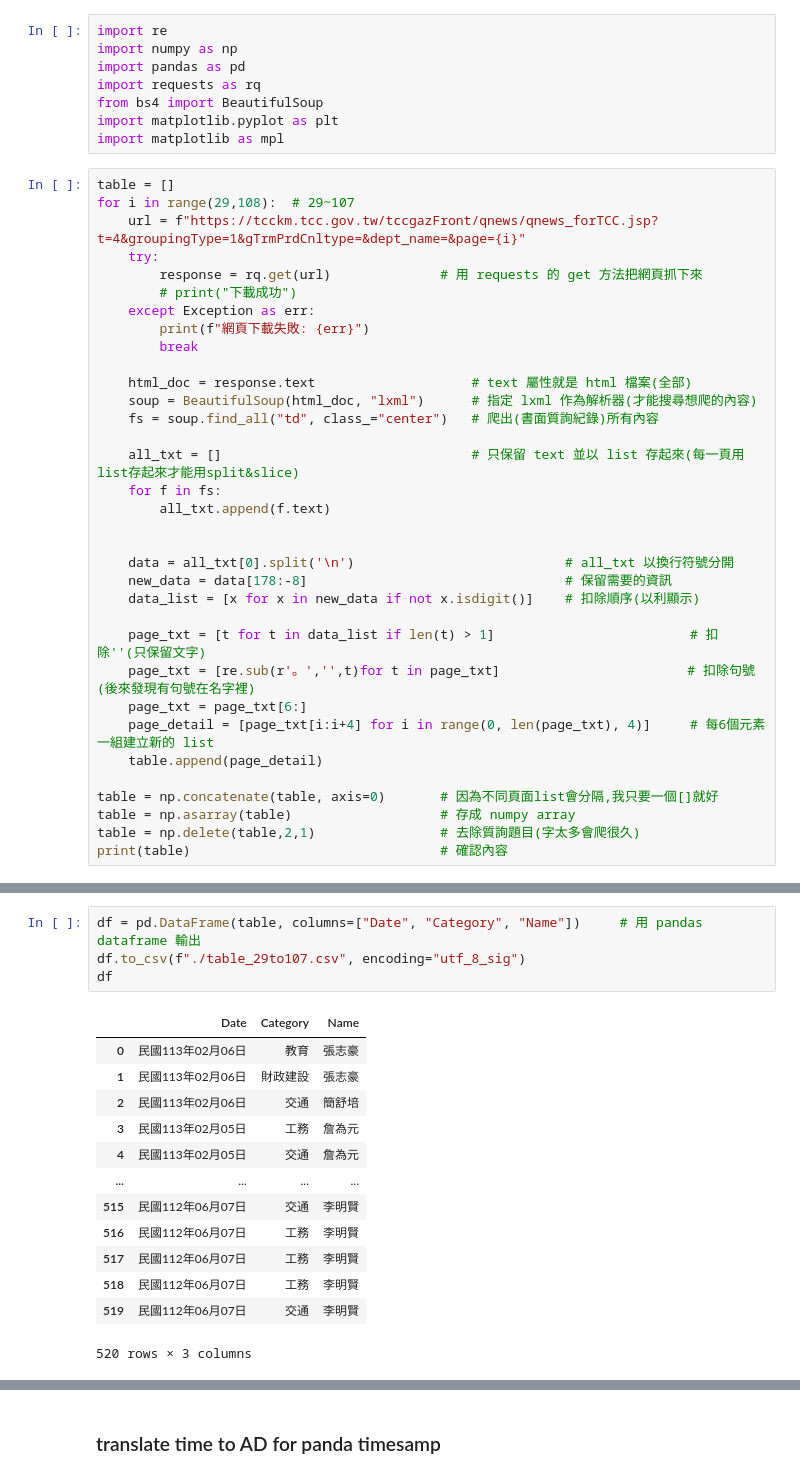
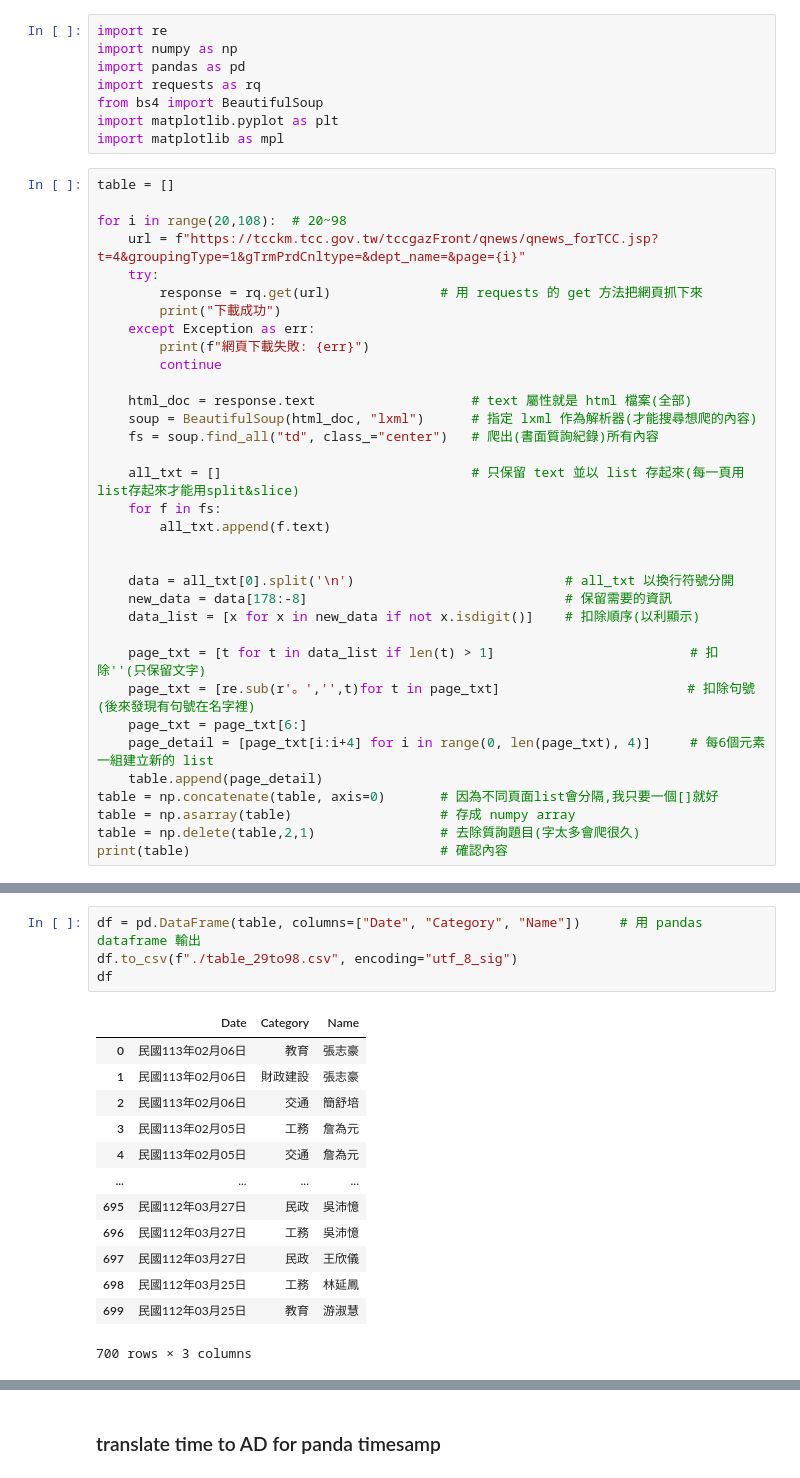
Before and after one commit to IJhuang929/web_crawler, a Jupyter notebook: main.ipynb, the cells around one changed output, grey strips where cells are left out. Cells and saved outputs as stored; diff of their text form.

```diff
--- a/main.ipynb
+++ b/main.ipynb
@@ -20,14 +20,15 @@ import matplotlib.pyplot as plt
 import matplotlib as mpl
 # %%
 table = []
-for i in range(29,108):  # 29~107
+
+for i in range(20,108):  # 20~98
     url = f"https://tcckm.tcc.gov.tw/tccgazFront/qnews/qnews_forTCC.jsp?t=4&groupingType=1&gTrmPrdCnltype=&dept_name=&page={i}"
     try:
         response = rq.get(url)              # 用 requests 的 get 方法把網頁抓下來
-        # print("下載成功")
+        print("下載成功")
     except Exception as err:
         print(f"網頁下載失敗: {err}")
-        break
+        continue
 
     html_doc = response.text                    # text 屬性就是 html 檔案(全部)
     soup = BeautifulSoup(html_doc, "lxml")      # 指定 lxml 作為解析器(才能搜尋想爬的內容)
@@ -47,7 +48,6 @@ for i in range(29,108):  # 29~107
     page_txt = page_txt[6:]
     page_detail = [page_txt[i:i+4] for i in range(0, len(page_txt), 4)]     # 每6個元素一組建立新的 list
     table.append(page_detail)
-
 table = np.concatenate(table, axis=0)       # 因為不同頁面list會分隔,我只要一個[]就好
 table = np.asarray(table)                   # 存成 numpy array
 table = np.delete(table,2,1)                # 去除質詢題目(字太多會爬很久)
@@ -58,19 +57,19 @@ ValueError: need at least one array to concatenate
 # %%
 df = pd.DataFrame(table, columns=["Date", "Category", "Name"])     # 用 pandas dataframe 輸出
-df.to_csv(f"./table_29to107.csv", encoding="utf_8_sig")
+df.to_csv(f"./table_29to98.csv", encoding="utf_8_sig")
 df
 # %% [output]
 |  | Date | Category | Name |
 | 0 | 民國113年02月06日 | 教育 | 張志豪 |
 | 1 | 民國113年02月06日 | 財政建設 | 張志豪 |
 | 2 | 民國113年02月06日 | 交通 | 簡舒培 |
 | 3 | 民國113年02月05日 | 工務 | 詹為元 |
 | 4 | 民國113年02月05日 | 交通 | 詹為元 |
 | ... | ... | ... | ... |
-| 515 | 民國112年06月07日 | 交通 | 李明賢 |
-| 516 | 民國112年06月07日 | 工務 | 李明賢 |
-| 517 | 民國112年06月07日 | 工務 | 李明賢 |
-| 518 | 民國112年06月07日 | 工務 | 李明賢 |
-| 519 | 民國112年06月07日 | 交通 | 李明賢 |
+| 695 | 民國112年03月27日 | 民政 | 吳沛憶 |
+| 696 | 民國112年03月27日 | 工務 | 吳沛憶 |
+| 697 | 民國112年03月27日 | 民政 | 王欣儀 |
+| 698 | 民國112年03月25日 | 工務 | 林延鳳 |
+| 699 | 民國112年03月25日 | 教育 | 游淑慧 |
-520 rows × 3 columns
+700 rows × 3 columns
 # %%
```
Also changed, not shown: parts of 4 cells of this notebook, 2 other files.
